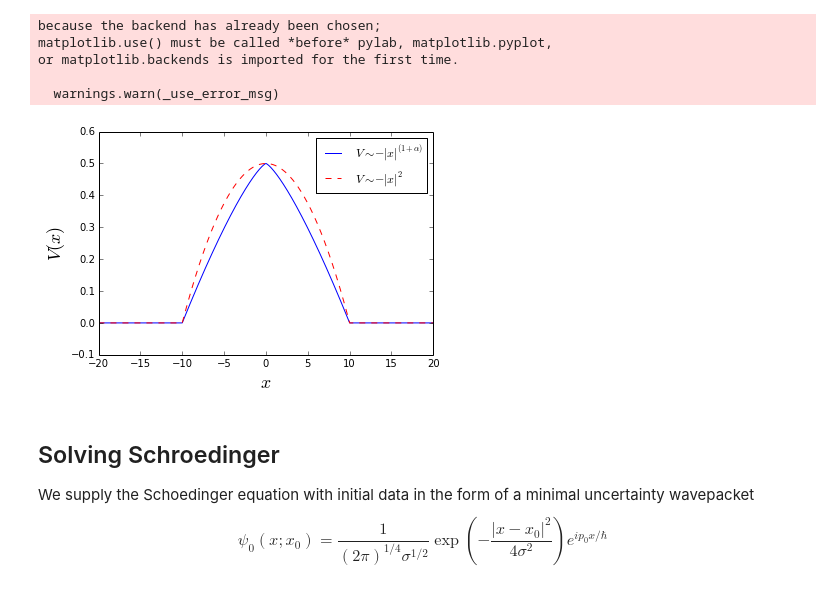
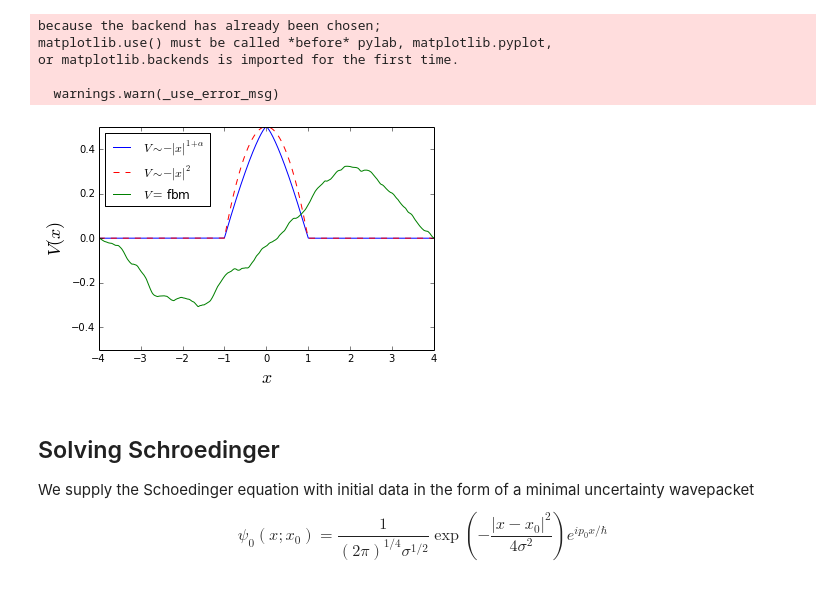
Before and after one commit to khadetushar/pySchrodinger, a Jupyter notebook: 1D Schroedinger Solver.ipynb, the cells around one changed output. Cells and saved outputs as stored; diff of their text form; code cells hidden in the pictures.

```diff
--- a/1D Schroedinger Solver.ipynb
+++ b/1D Schroedinger Solver.ipynb
@@ -101,23 +79,44 @@ or matplotlib.backends is imported for the first time.
 
   warnings.warn(_use_error_msg)
 # %%
-def PlotPotential(e, ell, zero = 1):
-    xfine = np.arange(-100, 100, .01).astype(np.float)
+def PlotPotential(Vpara = None,
+                  Vcusp = None,
+                  Vfbm = None,
+                  xmax = 10):
+    xfine = np.arange(-xmax, xmax, 2.*xmax/Vfbm.shape[0]).astype(np.float)
+    maximum =  max(np.max(abs(Vpara)), np.max(abs(Vcusp)), np.max(abs(Vfbm)))
     ax = plt.figure().add_subplot(111)
     ax.plot(xfine,
-            localizedSmoothPotential(ell, xfine, e, zero),'b-',
-            label = '$V\\sim -|x|^{(1+ \\alpha)}$')
+            Vcusp,'b-',
+            label = '$V\\sim -|x|^{1+ \\alpha}$')
     ax.plot(xfine,
-            localizedSmoothPotential(ell, xfine, 2, zero),'r--',
+            Vpara,'r--',
             label = '$V\\sim -|x|^{2}$')
+    ax.plot(xfine,
+            Vfbm,'g',
+            label = '$V =$ fbm')
     ax.legend(loc = "best")
-    ax.set_xlim(-20, 20)
-    ax.set_ylim(-.1, .6)
+    ax.set_xlim(-xmax, xmax)
+    ax.set_ylim(-maximum, maximum)
     ax.set_xlabel('$x$', fontsize = 18)
     ax.set_ylabel('$V(x)$', fontsize = 18)
-PlotPotential(1.3, 0, zero = 10)
+
+
+ell = 100
+n = 1e5
+e = 1.3
+xmax = 4
+
+Vfbm =  0.2*SmoothedBrownianPotential(ell, n, e, rseed = 11)
+xfine = np.arange(-xmax, xmax, 2.*xmax/Vfbm.shape[0]).astype(np.float)
+Vpara =  LocalizedSmoothConicalPotential(0, xfine, 2, zero = 1)
+Vcusp = LocalizedSmoothConicalPotential(ell, xfine, e, zero = 1)
+PlotPotential(Vpara = Vpara,
+              Vcusp = Vcusp,
+              Vfbm = Vfbm,
+              xmax = xmax)
 # %% [output]
-[figure, old version]
+[figure, new version]
 # %% [markdown]
 Solving Schroedinger
 -----
```
Also changed, not shown: parts of 7 cells of this notebook, 1 other file.
